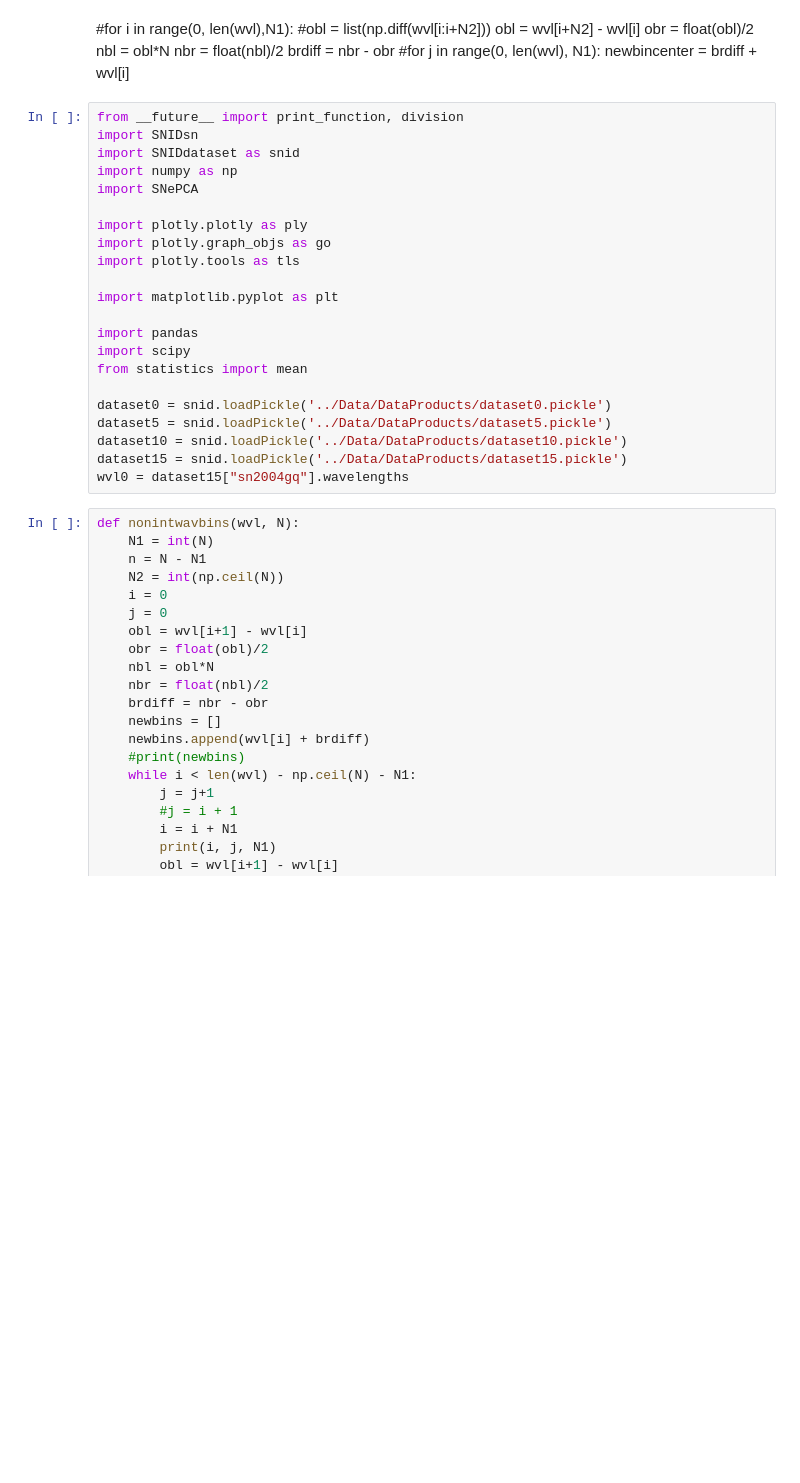
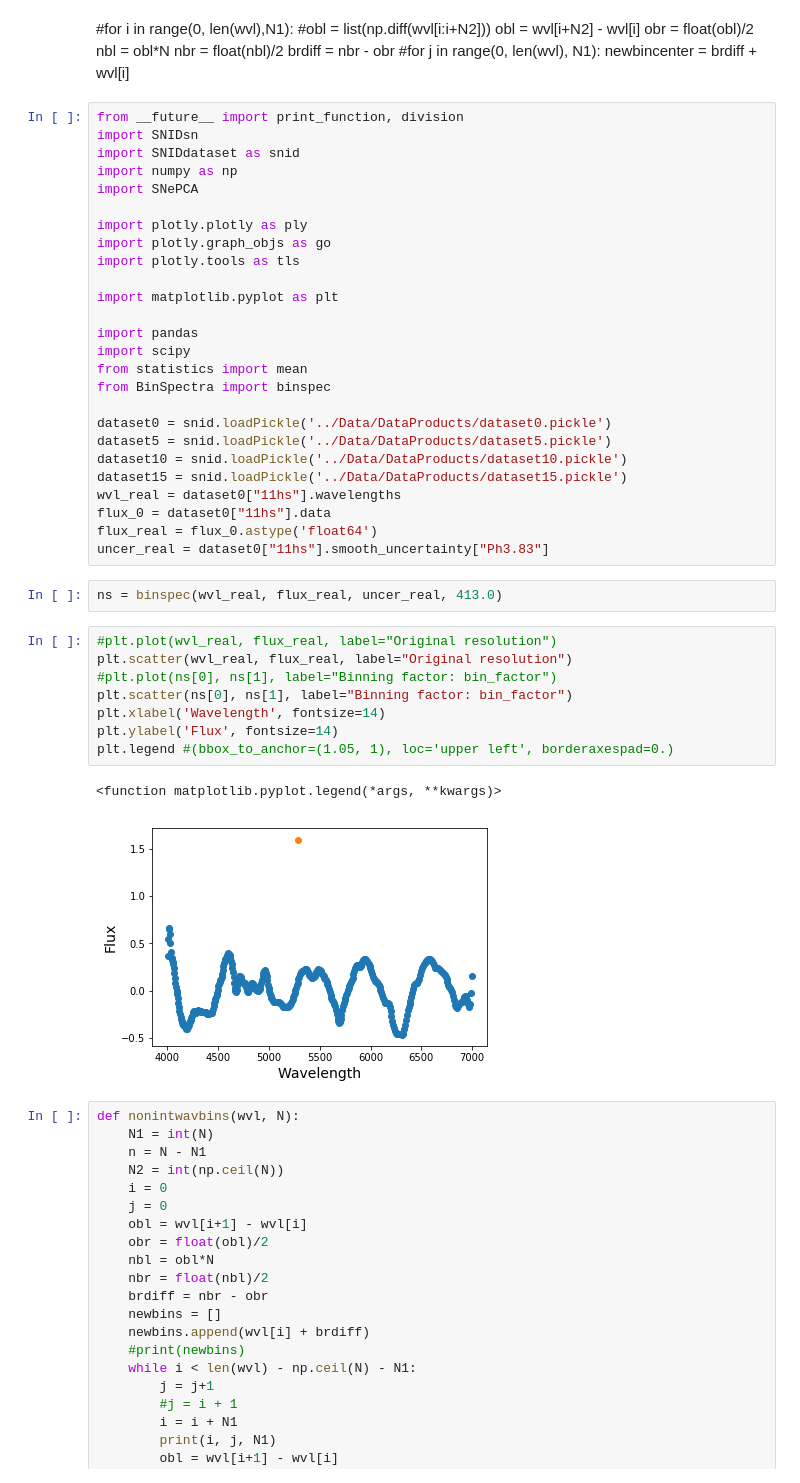
Before and after one commit to umerudel/SESNspectraPCA, a Jupyter notebook: code/Untitled3.ipynb, the cells around one changed output. Cells and saved outputs as stored; diff of their text form; blank space fills up the shorter version.

```diff
--- a/code/Untitled3.ipynb
+++ b/code/Untitled3.ipynb
@@ -368,12 +368,29 @@ import matplotlib.pyplot as plt
 import pandas
 import scipy
 from statistics import mean
+from BinSpectra import binspec
 
 dataset0 = snid.loadPickle('../Data/DataProducts/dataset0.pickle')
 dataset5 = snid.loadPickle('../Data/DataProducts/dataset5.pickle')
 dataset10 = snid.loadPickle('../Data/DataProducts/dataset10.pickle')
 dataset15 = snid.loadPickle('../Data/DataProducts/dataset15.pickle')
-wvl0 = dataset15["sn2004gq"].wavelengths
+wvl_real = dataset0["11hs"].wavelengths
+flux_0 = dataset0["11hs"].data
+flux_real = flux_0.astype('float64')
+uncer_real = dataset0["11hs"].smooth_uncertainty["Ph3.83"]
+# %%
+ns = binspec(wvl_real, flux_real, uncer_real, 413.0)
+# %%
+#plt.plot(wvl_real, flux_real, label="Original resolution")
+plt.scatter(wvl_real, flux_real, label="Original resolution")
+#plt.plot(ns[0], ns[1], label="Binning factor: bin_factor")
+plt.scatter(ns[0], ns[1], label="Binning factor: bin_factor")
+plt.xlabel('Wavelength', fontsize=14)
+plt.ylabel('Flux', fontsize=14)
+plt.legend #(bbox_to_anchor=(1.05, 1), loc='upper left', borderaxespad=0.)
+# %% [output]
+<function matplotlib.pyplot.legend(*args, **kwargs)>
+[figure, added]
 # %%
 def nonintwavbins(wvl, N):
     N1 = int(N)
```
Also changed, not shown: parts of 15 cells of this notebook.
